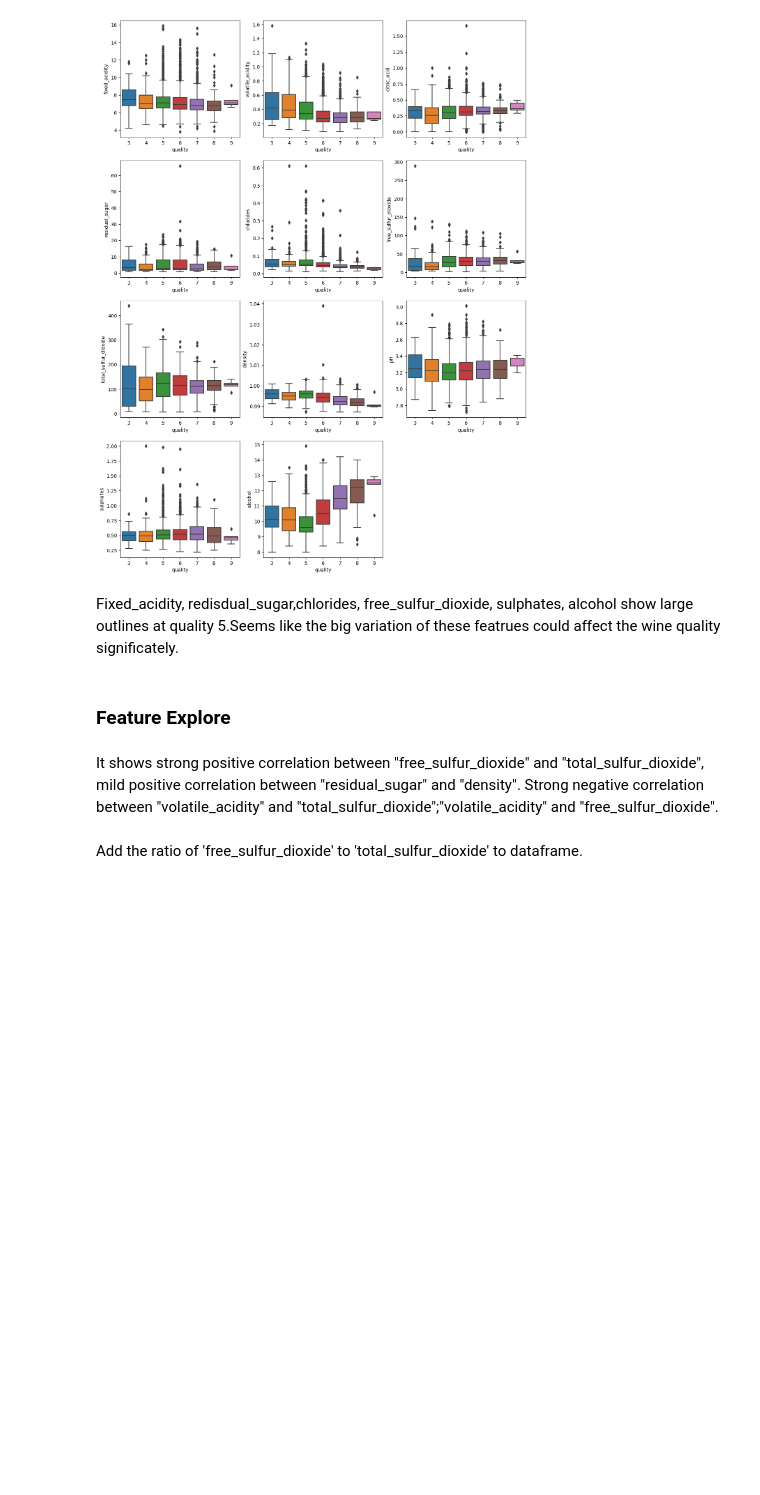
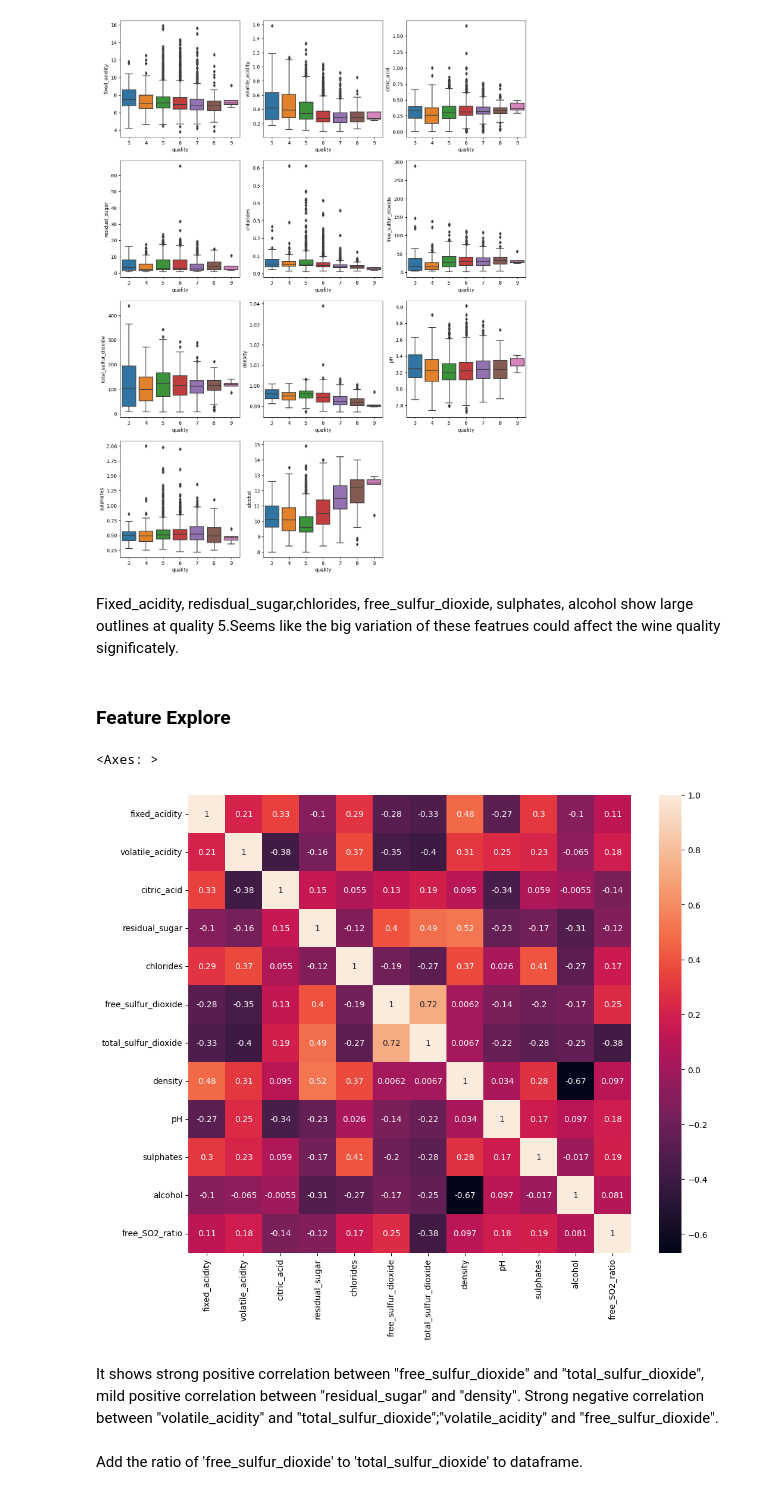
Before and after one commit to Gardenialover/Capstone_Two_Project, a Jupyter notebook: notebooks/2 data wrangling.ipynb, the cells around one changed output. Drawn from its saved outputs; the diff is of its cells as text; code cells hidden in the pictures; blank space fills up the shorter version.

```diff
--- a/notebooks/2 data wrangling.ipynb
+++ b/notebooks/2 data wrangling.ipynb
@@ -383,7 +358,10 @@ Fixed_acidity, redisdual_sugar,chlorides, free_sulfur_dioxide, sulphates, alcoho
 # %%
 # seaborn heatmap to visulize the relationship among numeric features.
 plt.subplots(figsize=(12, 10))
-sns.heatmap(wine_df1.corr(numeric_only=True))
+sns.heatmap(wine_df1.corr(numeric_only=True),annot= True)
+# %% [output]
+<Axes: >
+[figure, added]
 # %% [markdown]
 It shows strong positive correlation between "free_sulfur_dioxide" and "total_sulfur_dioxide", mild positive correlation between "residual_sugar" and "density".
 Strong negative correlation between "volatile_acidity" and "total_sulfur_dioxide";"volatile_acidity" and "free_sulfur_dioxide".
```
Also changed, not shown: parts of 7 cells of this notebook, 12 other files.
